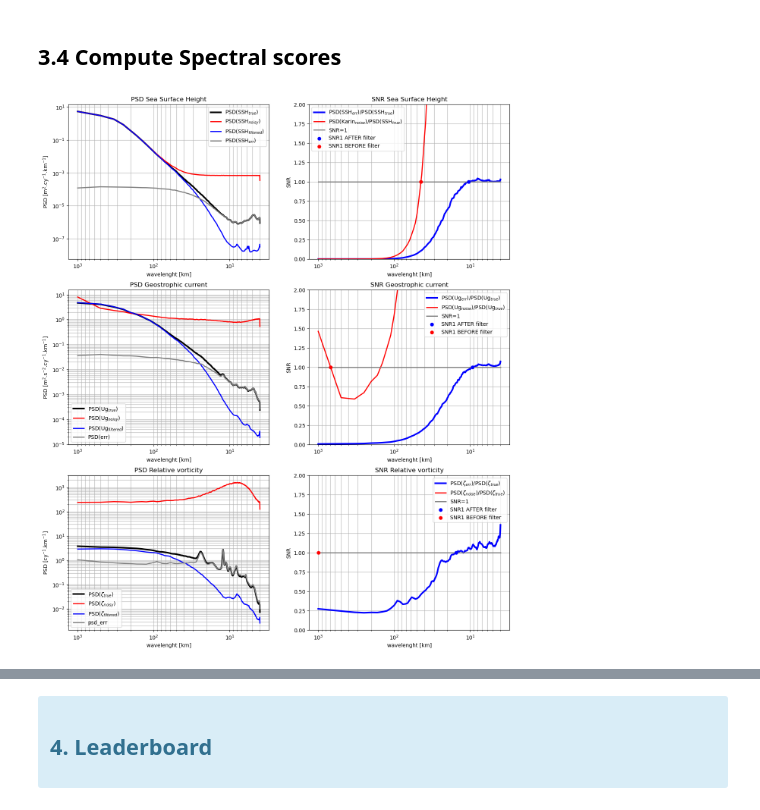
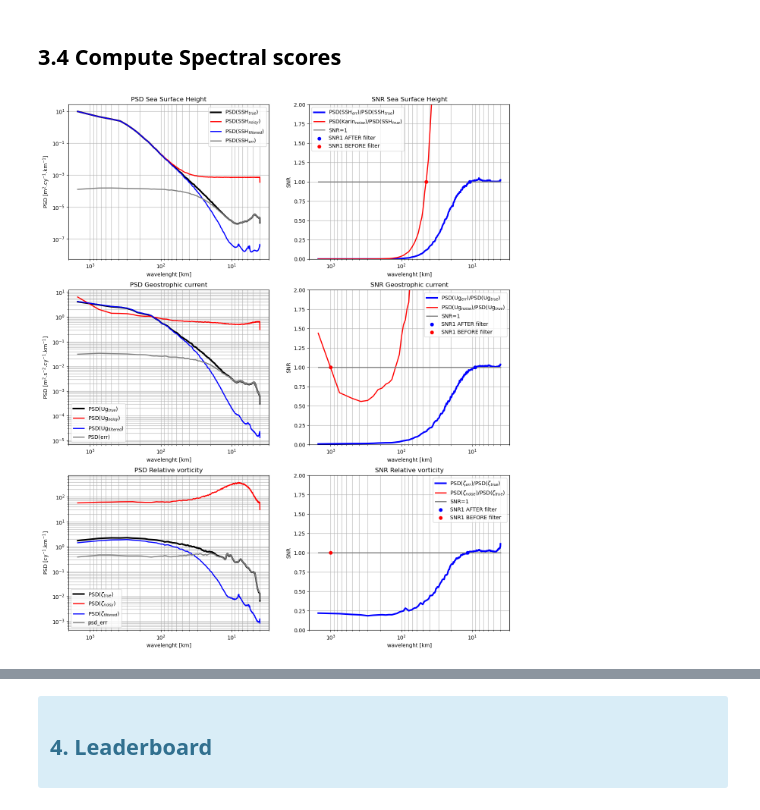
Before and after one commit to ocean-data-challenges/2022a_SWOT_karin_error_filtering, a Jupyter notebook: notebook/demo_benchmark_CNN.ipynb, the cells around one changed output, grey strips where cells are left out. Saved outputs shown, nothing was run; the diff lists cells and outputs as text; code cells hidden in the pictures.

Commit message:
exe bench CNN + intercomparison

```diff
--- a/notebook/demo_benchmark_CNN.ipynb
+++ b/notebook/demo_benchmark_CNN.ipynb
@@ -61,7 +61,7 @@ list_of_file_inputs = sorted(glob.glob('../dc_inputs/input_ssh_karin_013*.nc'))
 # %% [markdown]
 ## Filtered outputs to evaluate
 # %%
-list_of_file = sorted(glob.glob('../inputs/eNATL60-BLB002/cnn/SWOT_L2_LR_Filtered_013*.nc'))
+list_of_file = sorted(glob.glob('../inputs/eNATL60-BLB002/new_cnn/SWOT_L2_LR_Filtered_013*.nc'))
 # %% [markdown]
 <div class="alert alert-info" role="alert">
 
@@ -137,12 +137,12 @@ Wall time: 29min 27s
 # %%
 %%time
 # Compute PSD scores
-cnn_bench.compute_along_track_psd(list_of_file, etuvar,list_of_file_inputs, lengh_scale=1000)
+cnn_bench.compute_along_track_psd(list_of_file, etuvar,list_of_file_inputs, lengh_scale=1500)
 
 # Write PSD scores
 cnn_bench.write_along_track_psd(psd_output_filename, filter=filter_name)
 
 # Plot PSD scores
 cnn_bench.display_psd(psd_output_filename)
 # %% [output]
-[figure, old version]
+[figure, new version]
```
Also changed, not shown: parts of 5 cells of this notebook, 1 other file.
